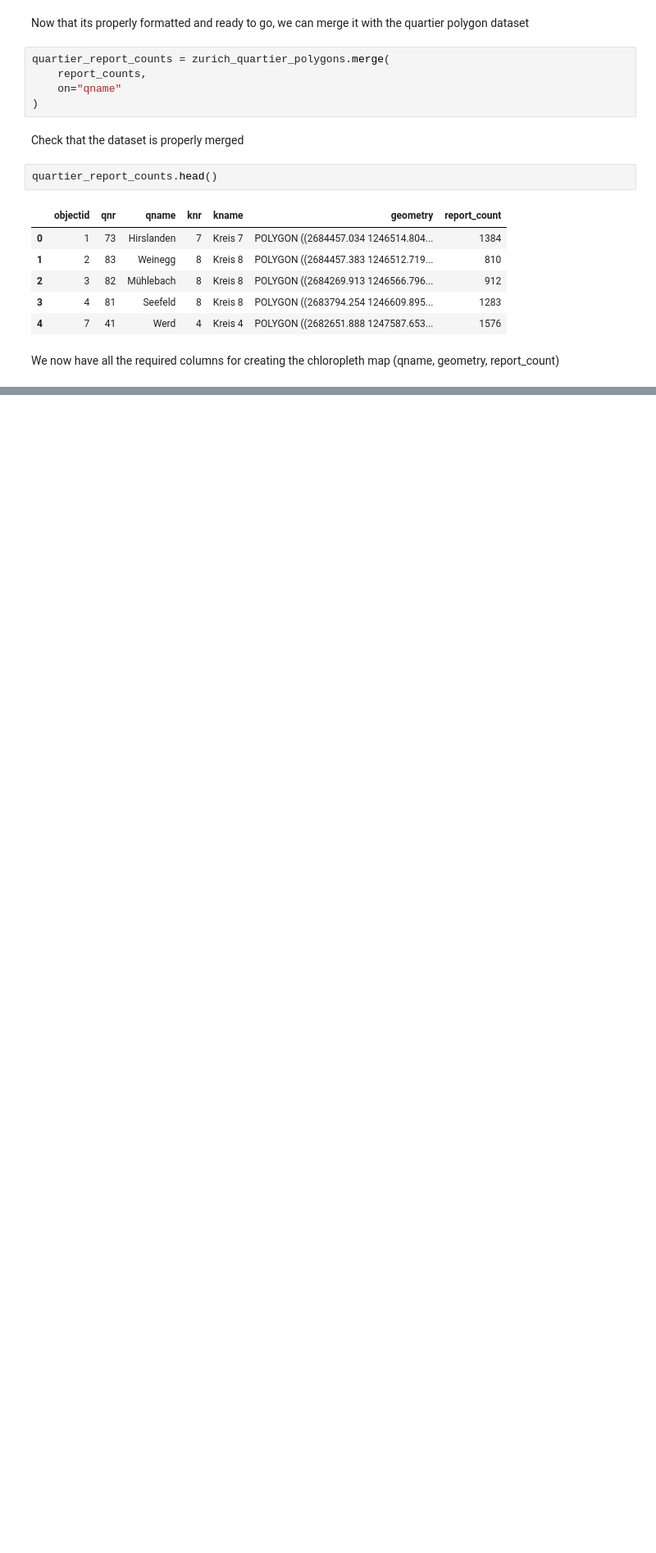
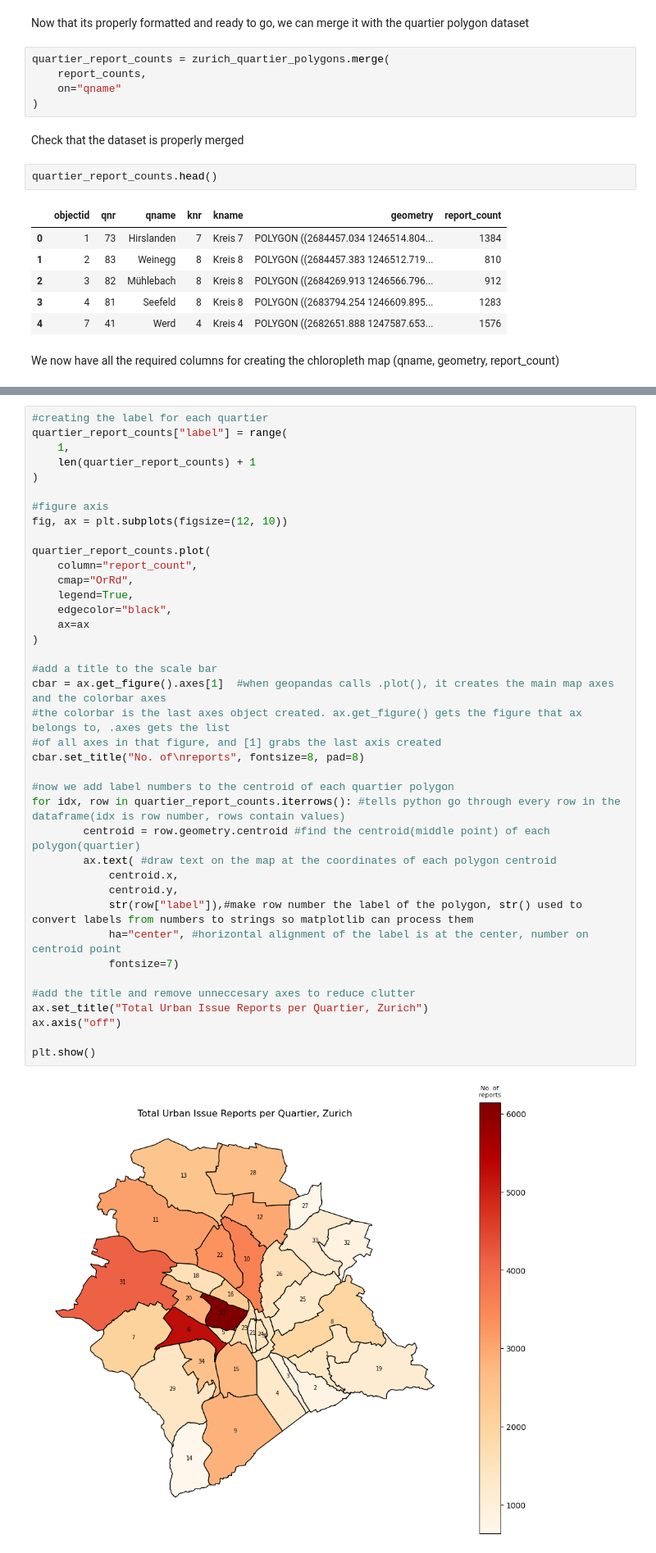
Before and after one commit to dnugent01/zurich-urban-issues, a Jupyter notebook: notebooks/analysis.ipynb, the cells around one changed output, grey strips where cells are left out. Shown at 82% size. Saved outputs shown, nothing was run; the diff lists cells and outputs as text; blank space fills up the shorter version.

Commit message:
created final chloropleth map of total urban issue reports per quartier zurich with figure caption of label and associated quartier and report count

```diff
--- a/notebooks/analysis.ipynb
+++ b/notebooks/analysis.ipynb
@@ -276,0 +262,41 @@ plt.show()
+# %%
+#creating the label for each quartier
+quartier_report_counts["label"] = range(
+    1,
+    len(quartier_report_counts) + 1
+)
+
+#figure axis
+fig, ax = plt.subplots(figsize=(12, 10))
+
+quartier_report_counts.plot(
+    column="report_count",
+    cmap="OrRd",
+    legend=True,
+    edgecolor="black",
+    ax=ax
+)
+
+#add a title to the scale bar
+cbar = ax.get_figure().axes[1]  #when geopandas calls .plot(), it creates the main map axes and the colorbar axes
+#the colorbar is the last axes object created. ax.get_figure() gets the figure that ax belongs to, .axes gets the list
+#of all axes in that figure, and [1] grabs the last axis created
+cbar.set_title("No. of\nreports", fontsize=8, pad=8)
+
+#now we add label numbers to the centroid of each quartier polygon
+for idx, row in quartier_report_counts.iterrows(): #tells python go through every row in the dataframe(idx is row number, rows contain values)
+        centroid = row.geometry.centroid #find the centroid(middle point) of each polygon(quartier)
+        ax.text( #draw text on the map at the coordinates of each polygon centroid
+            centroid.x,
+            centroid.y,
+            str(row["label"]),#make row number the label of the polygon, str() used to convert labels from numbers to strings so matplotlib can process them
+            ha="center", #horizontal alignment of the label is at the center, number on centroid point
+            fontsize=7)
+
+#add the title and remove unneccesary axes to reduce clutter
+ax.set_title("Total Urban Issue Reports per Quartier, Zurich")
+ax.axis("off")
+
+plt.show()
+# %% [output]
+[figure, added]
```
Also changed, not shown: parts of 16 cells of this notebook, 3 other files.
